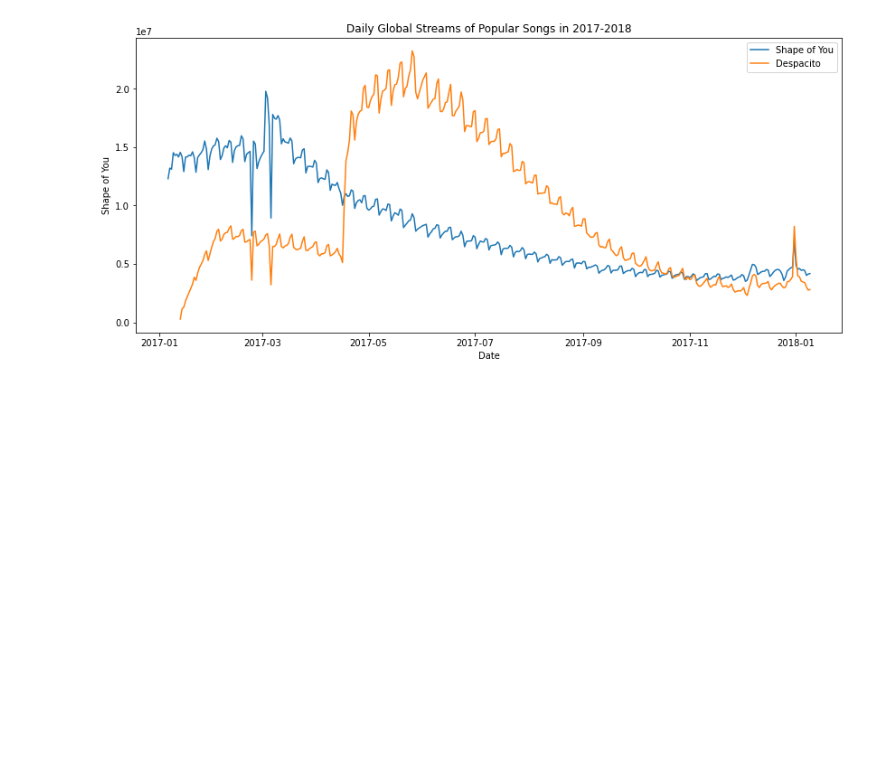
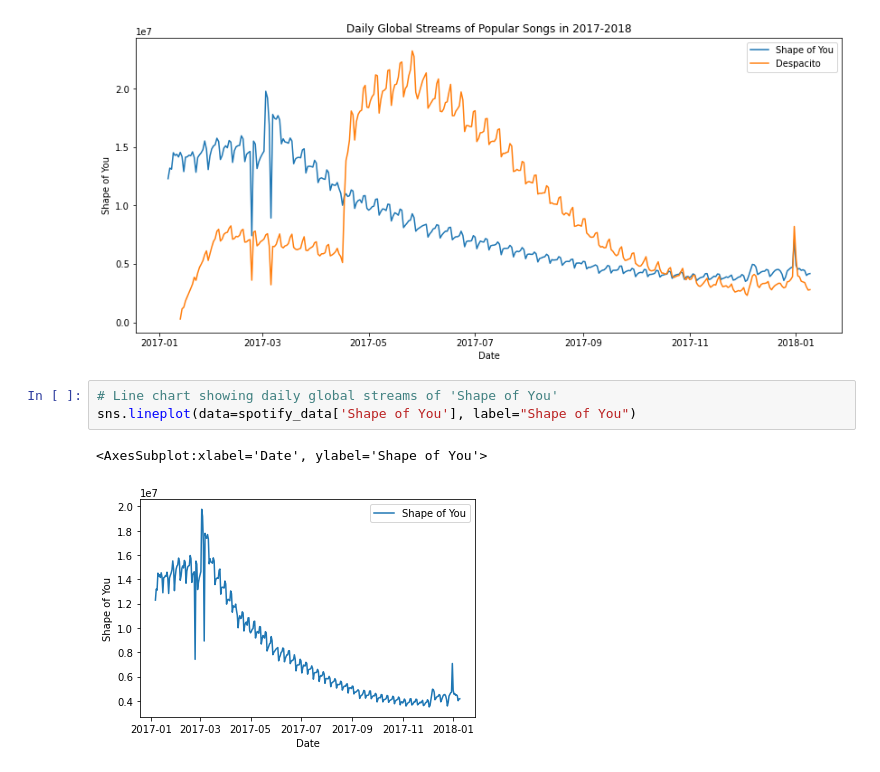
Before and after one commit to alwinruby/Seaborn_stuff, a Jupyter notebook: notebooks/spotify.ipynb, the cells around one changed output. Drawn from its saved outputs; the diff is of its cells as text; blank space fills up the shorter version.

```diff
--- a/notebooks/spotify.ipynb
+++ b/notebooks/spotify.ipynb
@@ -79,3 +79,9 @@ plt.xlabel("Date")
 # %% [output]
 Text(0.5, 0, 'Date')
 [figure]
+# %%
+# Line chart showing daily global streams of 'Shape of You'
+sns.lineplot(data=spotify_data['Shape of You'], label="Shape of You")
+# %% [output]
+<AxesSubplot:xlabel='Date', ylabel='Shape of You'>
+[figure, added]
```
Also changed, not shown: 1 other file.
